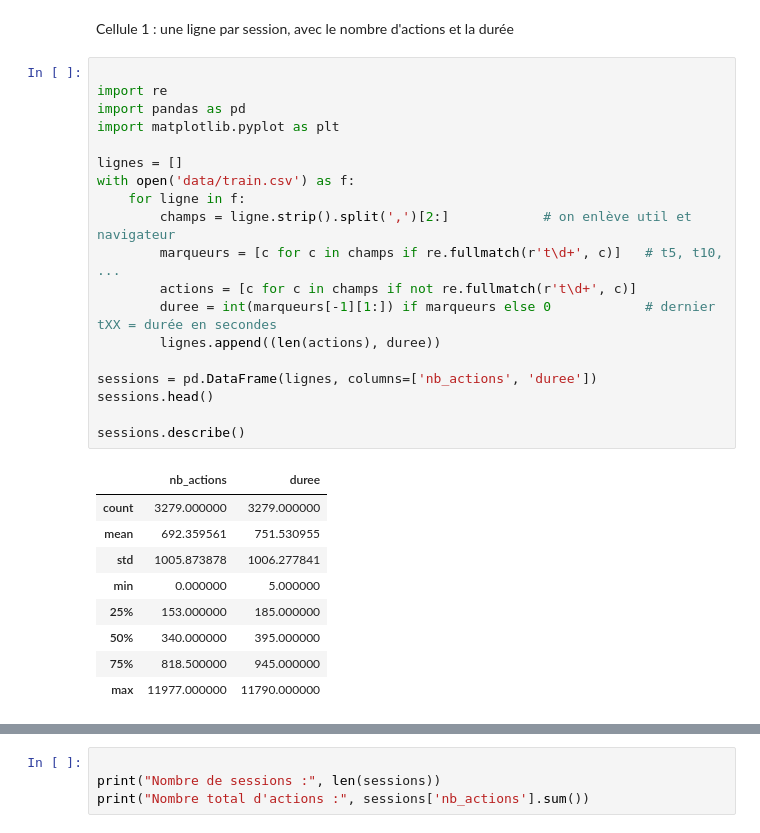
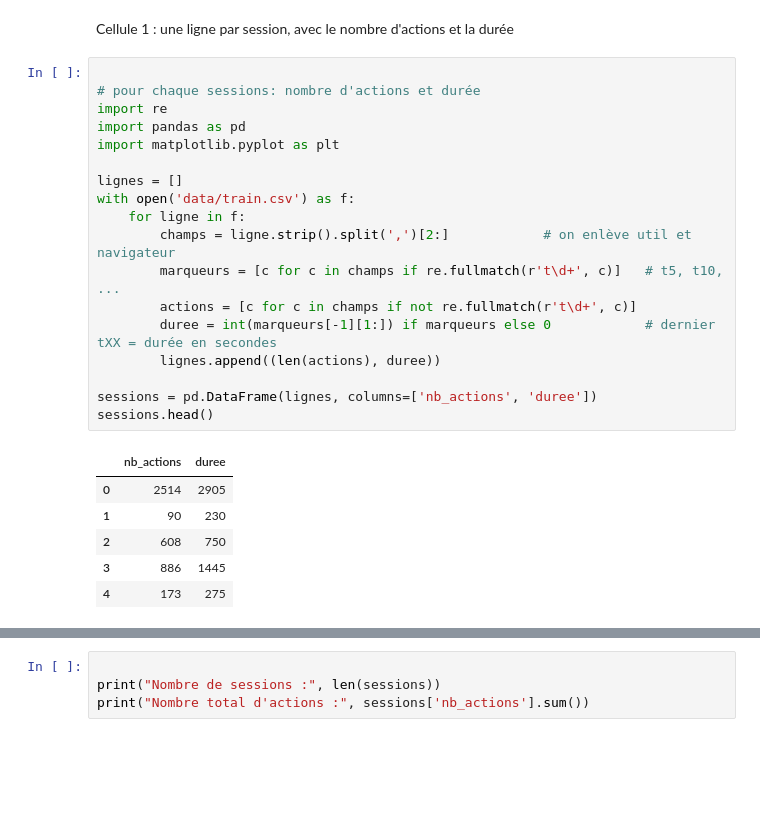
Before and after one commit to anastber/qui-utilise-mon-appli, a Jupyter notebook: BE_CS1_indications.ipynb, the cells around one changed output, grey strips where cells are left out. Cells and saved outputs as stored; diff of their text form; blank space fills up the shorter version.

```diff
--- a/BE_CS1_indications.ipynb
+++ b/BE_CS1_indications.ipynb
@@ -194,30 +194,26 @@ browsers_per_player(features_train)
 Cellule 1 : une ligne par session, avec le nombre d'actions et la durée
 # %%
 
+# pour chaque sessions: nombre d'actions et durée
 import re
 import pandas as pd
 import matplotlib.pyplot as plt
 
 lignes = []
 with open('data/train.csv') as f:
     for ligne in f:
         champs = ligne.strip().split(',')[2:]            # on enlève util et navigateur
         marqueurs = [c for c in champs if re.fullmatch(r't\d+', c)]   # t5, t10, ...
         actions = [c for c in champs if not re.fullmatch(r't\d+', c)]
         duree = int(marqueurs[-1][1:]) if marqueurs else 0            # dernier tXX = durée en secondes
         lignes.append((len(actions), duree))
 
 sessions = pd.DataFrame(lignes, columns=['nb_actions', 'duree'])
 sessions.head()
-
-sessions.describe()
 # %% [output]
 |  | nb_actions | duree |
-| count | 3279.000000 | 3279.000000 |
-| mean | 692.359561 | 751.530955 |
-| std | 1005.873878 | 1006.277841 |
-| min | 0.000000 | 5.000000 |
-| 25% | 153.000000 | 185.000000 |
-| 50% | 340.000000 | 395.000000 |
-| 75% | 818.500000 | 945.000000 |
-| max | 11977.000000 | 11790.000000 |
+| 0 | 2514 | 2905 |
+| 1 | 90 | 230 |
+| 2 | 608 | 750 |
+| 3 | 886 | 1445 |
+| 4 | 173 | 275 |
```
Also changed, not shown: parts of 10 cells of this notebook.
